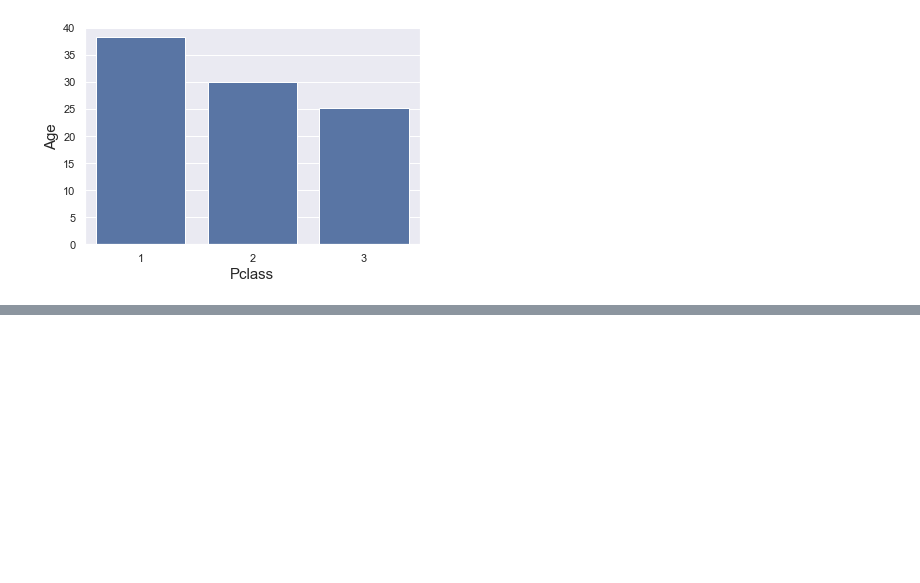
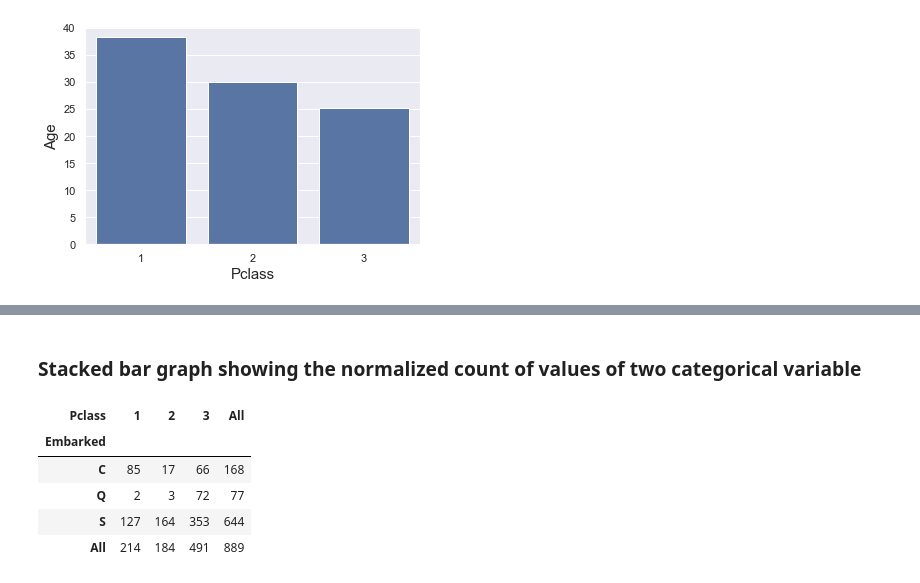
Before and after one commit to jeswingeorge/Python-DS-notes, a Jupyter notebook: Seaborn/1. Bargraph.ipynb, the cells around one changed output, grey strips where cells are left out. Cells and saved outputs as stored; diff of their text form; code cells hidden in the pictures; blank space fills up the shorter version.

```diff
--- a/Seaborn/1. Bargraph.ipynb
+++ b/Seaborn/1. Bargraph.ipynb
@@ -149,0 +164,11 @@ sns.barplot(data = df, x = "Pclass", y = "Age", ci = None, color = 'b');
+# %% [markdown]
+### Stacked bar graph showing the normalized count of values of two categorical variable
+# %%
+pd.crosstab(df['Embarked'], df['Pclass'], margins = True)
+# %% [output]
+| Pclass | 1 | 2 | 3 | All |
+| Embarked |  |  |  |  |
+| C | 85 | 17 | 66 | 168 |
+| Q | 2 | 3 | 72 | 77 |
+| S | 127 | 164 | 353 | 644 |
+| All | 214 | 184 | 491 | 889 |
```
Also changed, not shown: parts of 9 cells of this notebook, 1 other file.
